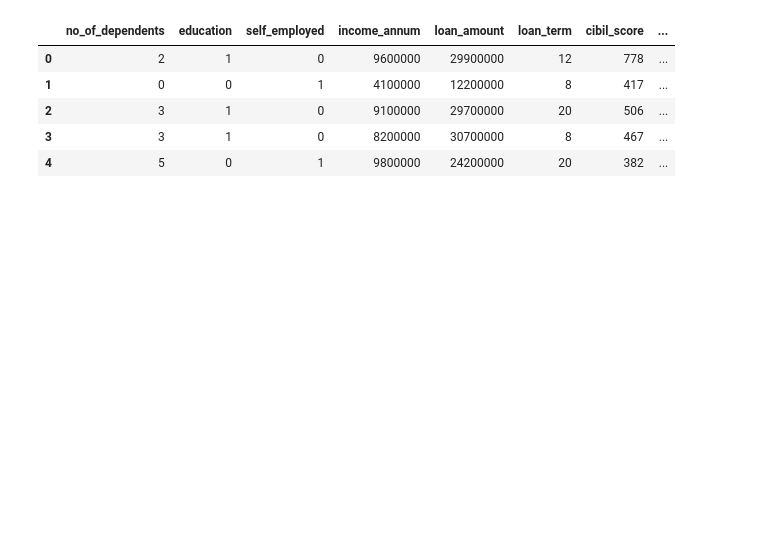
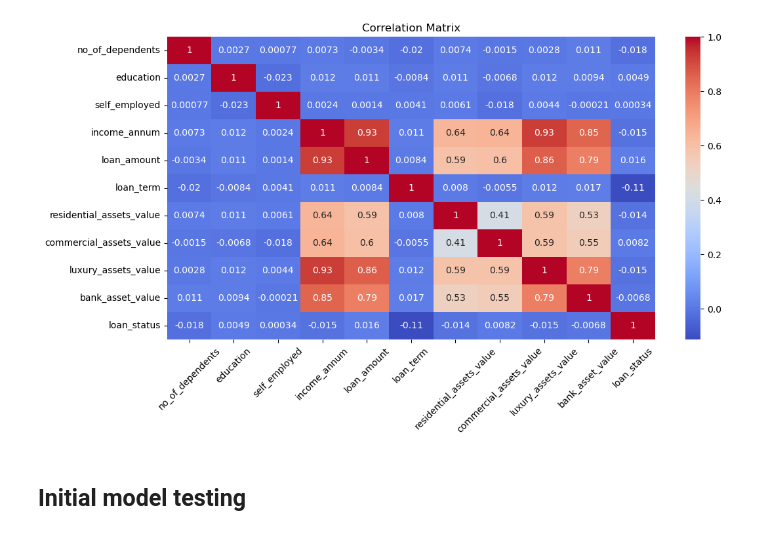
Before and after one commit to Rampenator/dsb, a Jupyter notebook: Rasmus.ipynb, the cells around one changed output. Cells and saved outputs as stored; diff of their text form; code cells hidden in the pictures; blank space fills up the shorter version.

Commit message:
initial model comparison

```diff
--- a/Rasmus.ipynb
+++ b/Rasmus.ipynb
@@ -63,19 +100,14 @@ loans.nunique()
 dtype: int64
-# %%
-loans.columns = loans.columns.str.strip()
-loans['education'] = loans['education'].str.strip()
-loans['self_employed'] = loans['self_employed'].str.strip()
-loans['loan_status'] = loans['loan_status'].str.strip()
-
-loans["education"] = loans["education"].replace({"Graduate" : 1, "Not Graduate" : 0})
-loans["self_employed"] = loans["self_employed"].replace({"Yes" : 1, "No" : 0})
-loans["loan_status"] = loans["loan_status"].replace({"Approved" : 1, "Rejected" : 0})
-
-loans.head()
-# %% [output]
-|  | no_of_dependents | education | self_employed | income_annum | loan_amount | loan_term | cibil_score | ... |
-| 0 | 2 | 1 | 0 | 9600000 | 29900000 | 12 | 778 | ... |
-| 1 | 0 | 0 | 1 | 4100000 | 12200000 | 8 | 417 | ... |
-| 2 | 3 | 1 | 0 | 9100000 | 29700000 | 20 | 506 | ... |
-| 3 | 3 | 1 | 0 | 8200000 | 30700000 | 8 | 467 | ... |
-| 4 | 5 | 0 | 1 | 9800000 | 24200000 | 20 | 382 | ... |
+# %%
+corr_matrix = loans.corr()
+
+plt.figure(figsize=(12, 6))
+sns.heatmap(corr_matrix, annot=True, cmap='coolwarm')
+
+plt.title('Correlation Matrix')
+plt.xticks(rotation=45)
+plt.show()
+# %% [output]
+[figure, added]
+# %% [markdown]
+## Initial model testing
```
Also changed, not shown: parts of 17 cells of this notebook.
